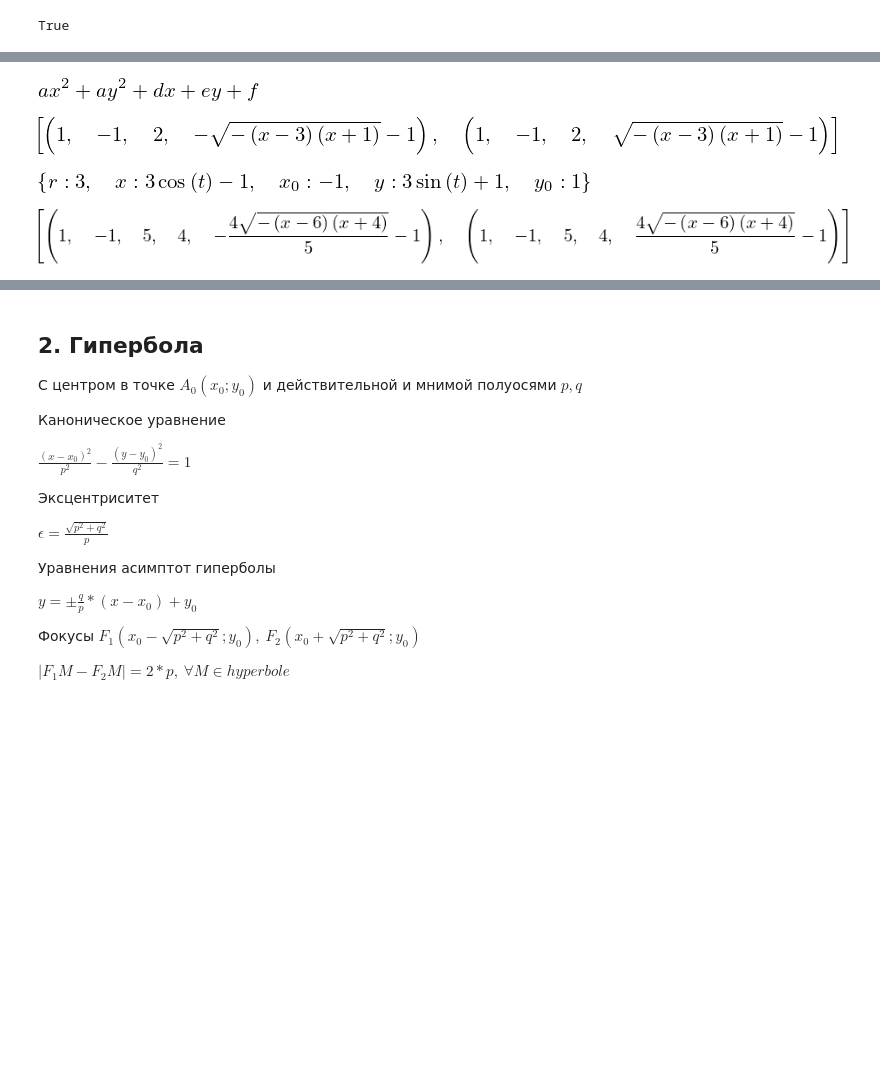
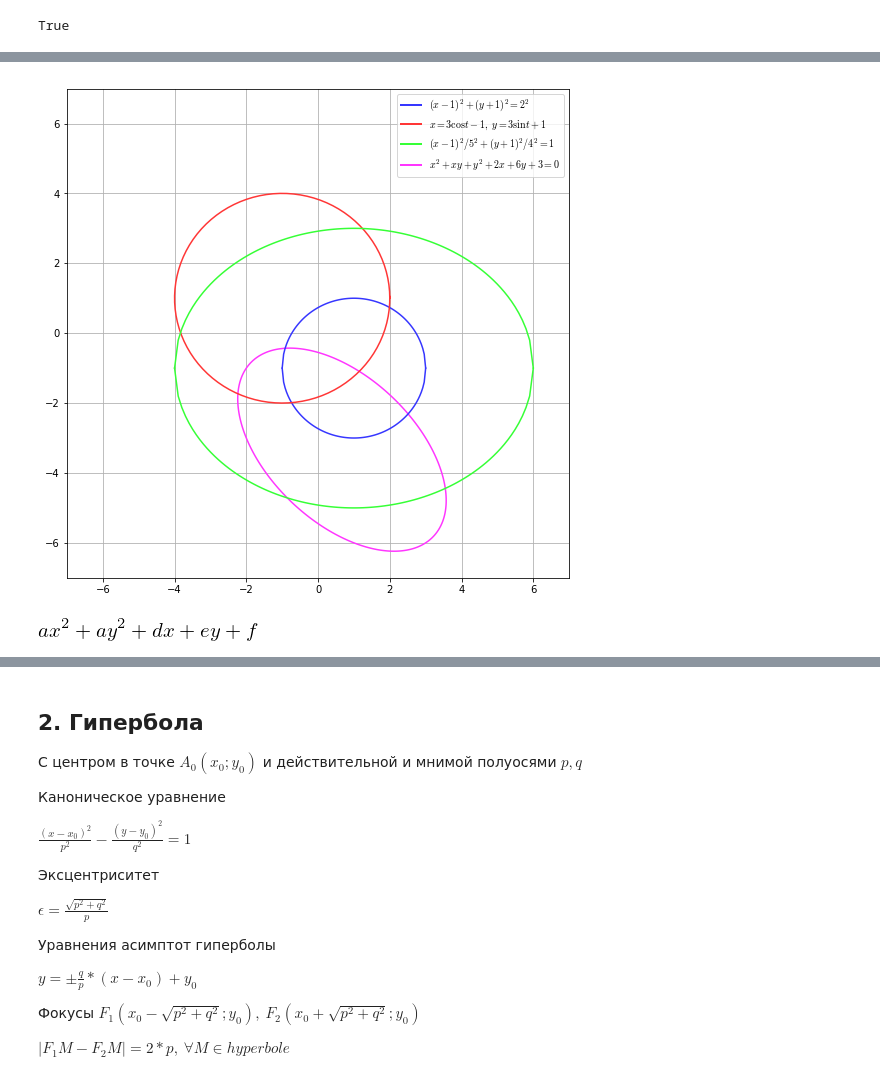
Before and after one commit to OlgaBelitskaya/linear_algebra_practice, a Jupyter notebook: work1_10.ipynb, the cells around one changed output, grey strips where cells are left out. Cells and saved outputs as stored; diff of their text form; code cells hidden in the pictures; blank space fills up the shorter version.

```diff
--- a/work1_10.ipynb
+++ b/work1_10.ipynb
@@ -161 +202,23 @@ True
+# %%
+fig=pylab.figure(figsize=(9,9))
+ax=fig.add_subplot(111); pylab.grid()
+colors=['#3636ff','#ff3636','#36ff36','#ff36ff']
+lines=[Line2D([0],[0],color=c,linewidth=2,
+              linestyle='-') for c in colors]
+labels=[r'$(x-1)^2+(y+1)^2=2^2$',
+        r'$x=3 \cos t-1, \ y=3 \sin t+1$',
+        r'$(x-1)^2/5^2+(y+1)^2/4^2=1$',
+        r'$x^2+xy+y^2+2x+6y+3=0$']
+[ax.plot(X1,circle1(1,-1,2,X1)[i],
+         color=colors[0]) for i in [0,1]]
+ax.plot(circle2(-1,1,3,T)[0],
+        circle2(-1,1,3,T)[1],color=colors[1])
+[ax.plot(X2,ellipse1(1,-1,5,4,X2)[i],
+         color=colors[2]) for i in [0,1]]
+ax.contour(X,Y,ellipse2(1,1,1,2,6,3,X,Y),
+           [0],colors=colors[3])
+ax.set_xlim(-7,7); ax.set_ylim(-7,7)
+ax.legend(lines,labels,loc=1); pylab.show()
+# %% [output]
+[figure, added]
 # %%
@@ -178,12 +228,0 @@ eq5 = a*x**2+b*x*y+c*y**2+d*x+e*y+f
-# %%
-sympy.solve([eq1, x0-1, y0+1, r-2], x0,y0,r,y)
-# %% [output]
-[figure, removed]
-# %%
-sympy.solve([eq2, eq3, x0+1, y0-1, r-3], x0,y0,r,x,y)
-# %% [output]
-[figure, removed]
-# %%
-sympy.solve([eq4, x0-1, y0+1, p-5, q-4], x0,y0,p,q,y)
-# %% [output]
-[figure, removed]
```
Also changed, not shown: parts of 58 cells of this notebook.
